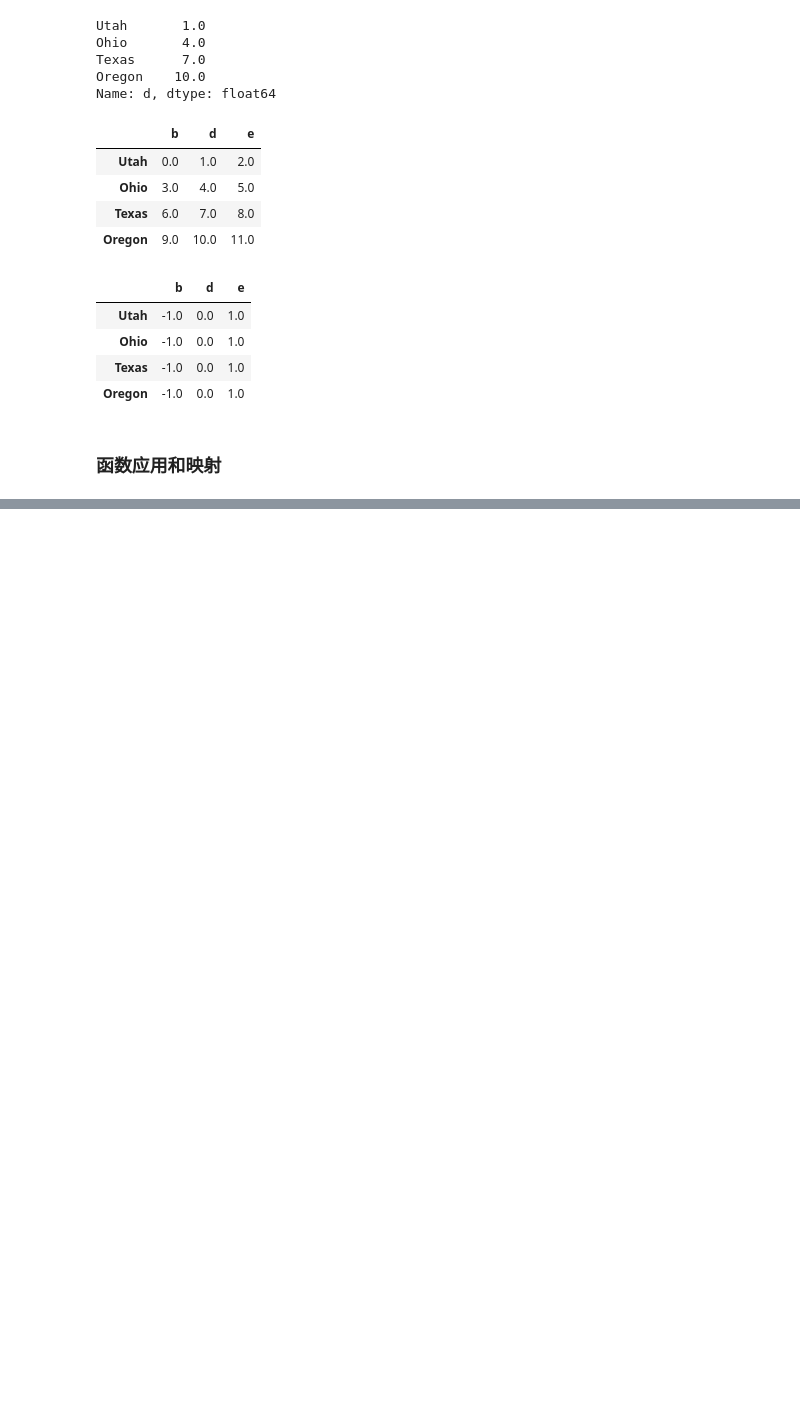
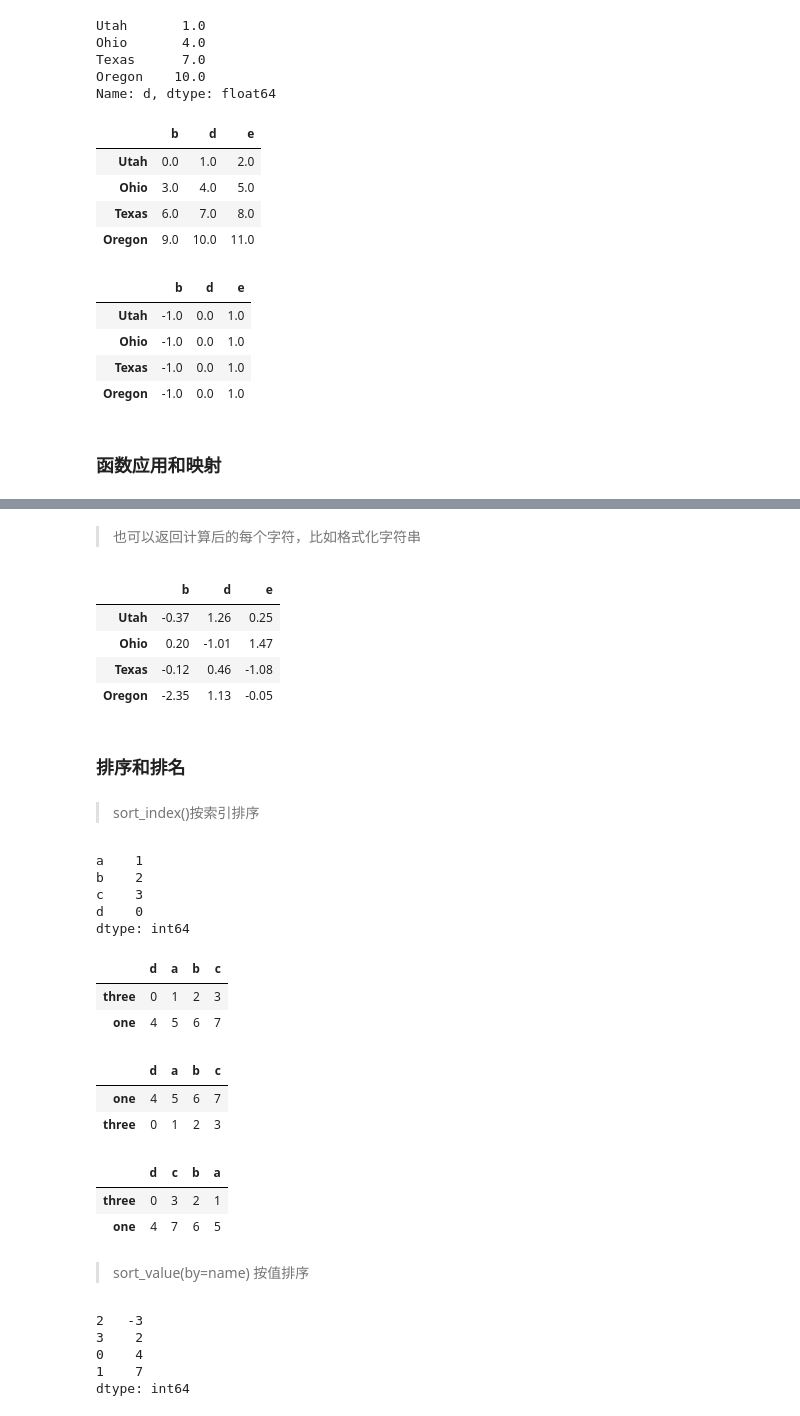
Before and after one commit to jaling9/PythonDataAnalysis, a Jupyter notebook: 05 Pandas_Notes.ipynb, the cells around one changed output, grey strips where cells are left out. Cells and saved outputs as stored; diff of their text form; code cells hidden in the pictures; blank space fills up the shorter version.

```diff
--- a/05 Pandas_Notes.ipynb
+++ b/05 Pandas_Notes.ipynb
@@ -816,0 +879,58 @@ frame.sub(series3, axis='index') # 传入的轴号就是希望匹配的轴
+# %% [markdown]
+> 也可以返回计算后的每个字符，比如格式化字符串
+# %%
+format = lambda x: '%.2f' % x
+frame.applymap(format)
+# %% [output]
+|  | b | d | e |
+| Utah | -0.37 | 1.26 | 0.25 |
+| Ohio | 0.20 | -1.01 | 1.47 |
+| Texas | -0.12 | 0.46 | -1.08 |
+| Oregon | -2.35 | 1.13 | -0.05 |
+# %% [markdown]
+### 排序和排名
+# %% [markdown]
+> sort_index()按索引排序
+# %%
+obj = pd.Series(range(4), index=['d', 'a', 'b', 'c'])
+obj.sort_index()
+# %% [output]
+a    1
+b    2
+c    3
+d    0
+dtype: int64
+# %%
+frame = pd.DataFrame(np.arange(8).reshape((2, 4)),
+                        index=['three', 'one'],
+                        columns=['d', 'a', 'b', 'c'])
+frame
+# %% [output]
+|  | d | a | b | c |
+| three | 0 | 1 | 2 | 3 |
+| one | 4 | 5 | 6 | 7 |
+# %%
+frame.sort_index(axis=0)
+# %% [output]
+|  | d | a | b | c |
+| one | 4 | 5 | 6 | 7 |
+| three | 0 | 1 | 2 | 3 |
+# %%
+frame.sort_index(axis=1,ascending=False)
+# axis=1 axis='columns' 按列排 axis=0 按行排
+# ascending=False 降序排
+# %% [output]
+|  | d | c | b | a |
+| three | 0 | 3 | 2 | 1 |
+| one | 4 | 7 | 6 | 5 |
+# %% [markdown]
+> sort_value(by=name) 按值排序
+# %%
+obj = pd.Series([4, 7, -3, 2])
+obj.sort_values() # 在排序时，任何缺失值默认都会被放到Series的末尾：
+# %% [output]
+2   -3
+3    2
+0    4
+1    7
+dtype: int64
```
Also changed, not shown: parts of 24 cells of this notebook, 4 other files.
